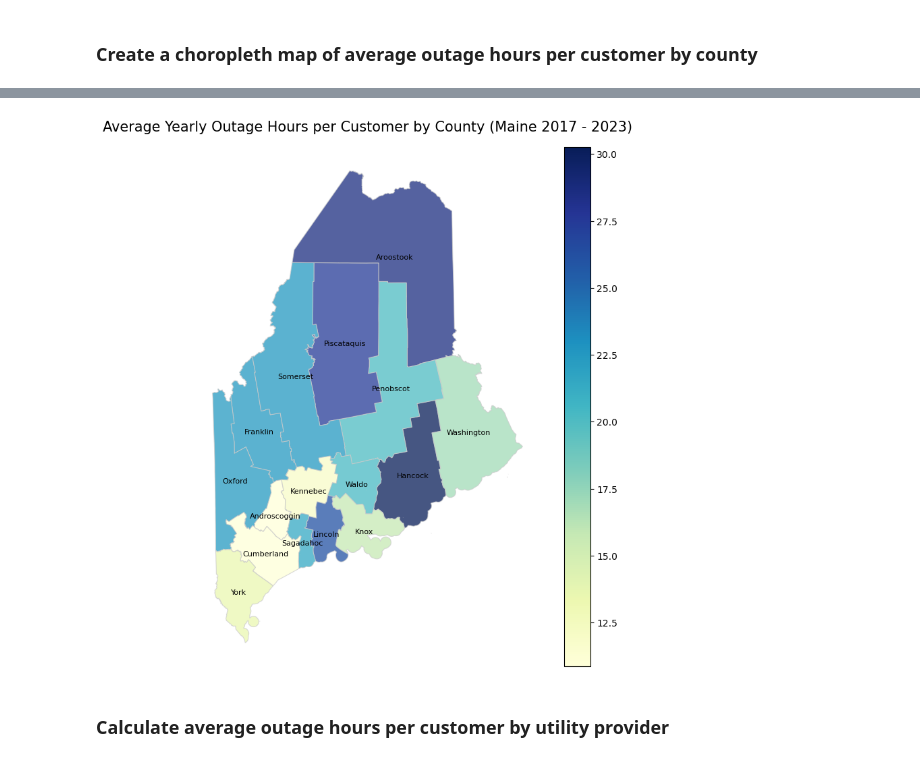
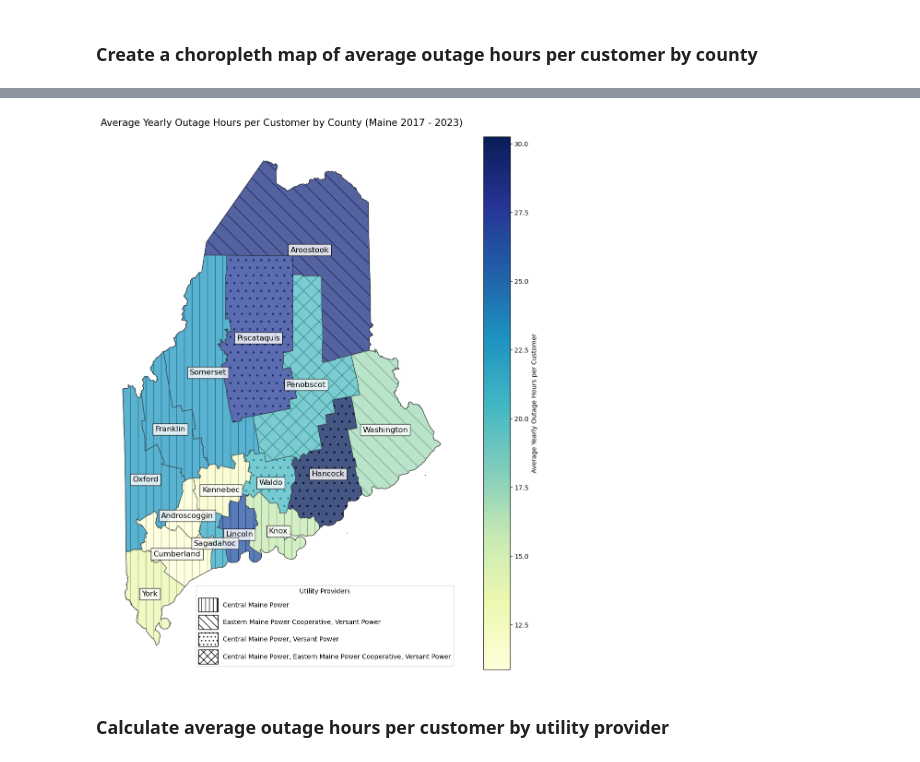
Before and after one commit to willgao23/maine-blackouts, a Jupyter notebook: notebooks/maine-blackout-analysis.ipynb, the cells around one changed output, grey strips where cells are left out. Drawn from its saved outputs; the diff is of its cells as text; code cells hidden in the pictures.

```diff
--- a/notebooks/maine-blackout-analysis.ipynb
+++ b/notebooks/maine-blackout-analysis.ipynb
@@ -99,27 +126,44 @@ overall_county_outage_df
-# %%
-# import county boundaries
-counties = gpd.read_file('../data/Maine_County_Boundary_Polygons_Dissolved_Feature.shp')
-
-# merge county outage hours per customer data with geospatial data
-merged = counties.set_index('COUNTY').join(overall_county_outage_df.set_index('County'))
-
-# plot the choropleth map using the outage hours per customer as a variable
-fig, ax = plt.subplots(figsize=(10, 10))
-merged.plot(column='Overall Yearly Average Outage Hours per Customer (2017 - 2023)', alpha=0.75, cmap='YlGnBu', linewidth=0.8, ax=ax, edgecolor='0.8', legend=True)
-
-# add county name labels
-for x, y, label in zip(merged.geometry.centroid.x, merged.geometry.centroid.y, merged.index):
-    ax.text(x, y, label, fontsize=8, ha='center', va='top')
-
-# axis customization
-ax.set_title('Average Yearly Outage Hours per Customer by County (Maine 2017 - 2023)', fontdict={'fontsize': '15', 'fontweight' : '3'}, loc='center')
-ax.axis('off')
-
-# save the map and display it within the notebook
-plt.savefig('exports/maine-county-map-overall-out-hours-per-cust.png', dpi=300)
-plt.show()
-# %% [output]
-[figure, removed]
+# %%
+# import county boundaries
+counties = gpd.read_file('../data/Maine_County_Boundary_Polygons_Dissolved_Feature.shp')
+
+# merge county outage hours per customer data with geospatial data
+merged = counties.set_index('COUNTY').join(overall_county_outage_df.set_index('County'))
+
+# configure the plot size
+fig, ax = plt.subplots(figsize=(15, 15))
+# add hatches for different utility providers
+merged.loc[merged['Utility Provider(s)'] == 'Central Maine Power'].plot(facecolor=(0, 0, 0, 0), hatch="|", edgecolor="0", ax=ax)
+merged.loc[merged['Utility Provider(s)'] == 'Eastern Maine Power Cooperative, Versant Power'].plot(facecolor=(0, 0, 0, 0), hatch="\\", edgecolor="0", ax=ax)
+merged.loc[merged['Utility Provider(s)'] == 'Central Maine Power, Versant Power'].plot(facecolor=(0, 0, 0, 0), hatch=".", edgecolor="0", ax=ax)
+merged.loc[merged['Utility Provider(s)'] == 'Central Maine Power, Eastern Maine Power Cooperative, Versant Power'].plot(facecolor=(0, 0, 0, 0), hatch="x", edgecolor="0", ax=ax)
+# plot the choropleth map using the outage hours per customer as a variable
+merged.plot(column='Overall Yearly Average Outage Hours per Customer (2017 - 2023)', alpha=0.75, cmap='YlGnBu', linewidth=0.8, ax=ax, edgecolor='0.3', legend=True, legend_kwds={'label': "Average Yearly Outage Hours per Customer", 'orientation': "vertical"})
+
+# create custom legend of the hatches used
+hatch_legend = [
+    mpatches.Patch(facecolor=(0, 0, 0, 0), edgecolor="0", hatch="||", label="Central Maine Power"),
+    mpatches.Patch(facecolor=(0, 0, 0, 0), edgecolor="0", hatch="\\\\", label="Eastern Maine Power Cooperative, Versant Power"),
+    mpatches.Patch(facecolor=(0, 0, 0, 0), edgecolor="0", hatch="..", label="Central Maine Power, Versant Power"),
+    mpatches.Patch(facecolor=(0, 0, 0, 0), edgecolor="0", hatch="xx", label="Central Maine Power, Eastern Maine Power Cooperative, Versant Power"),
+]
+
+# add the legend to the plot
+ax.legend(handles=hatch_legend, title="Utility Providers", handleheight=3, handlelength=3, loc="lower right")
+
+# add county name labels
+for x, y, label in zip(merged.geometry.centroid.x, merged.geometry.centroid.y, merged.index):
+    ax.text(x, y, label, fontsize=12, ha='center', va='top', bbox=dict(boxstyle='square', facecolor='white', alpha=0.8))
+
+# axis customization
+ax.set_title('Average Yearly Outage Hours per Customer by County (Maine 2017 - 2023)', fontdict={'fontsize': '15', 'fontweight' : '3'}, loc='center')
+ax.axis('off')
+
+# save the map and display it within the notebook
+plt.savefig('exports/maine-county-map-overall-out-hours-per-cust.png', dpi=300)
+plt.show()
+# %% [output]
+[figure, added]
 # %% [markdown]
 ### Calculate average outage hours per customer by utility provider
 # %%
```
Also changed, not shown: parts of 6 cells of this notebook, 7 other files.
